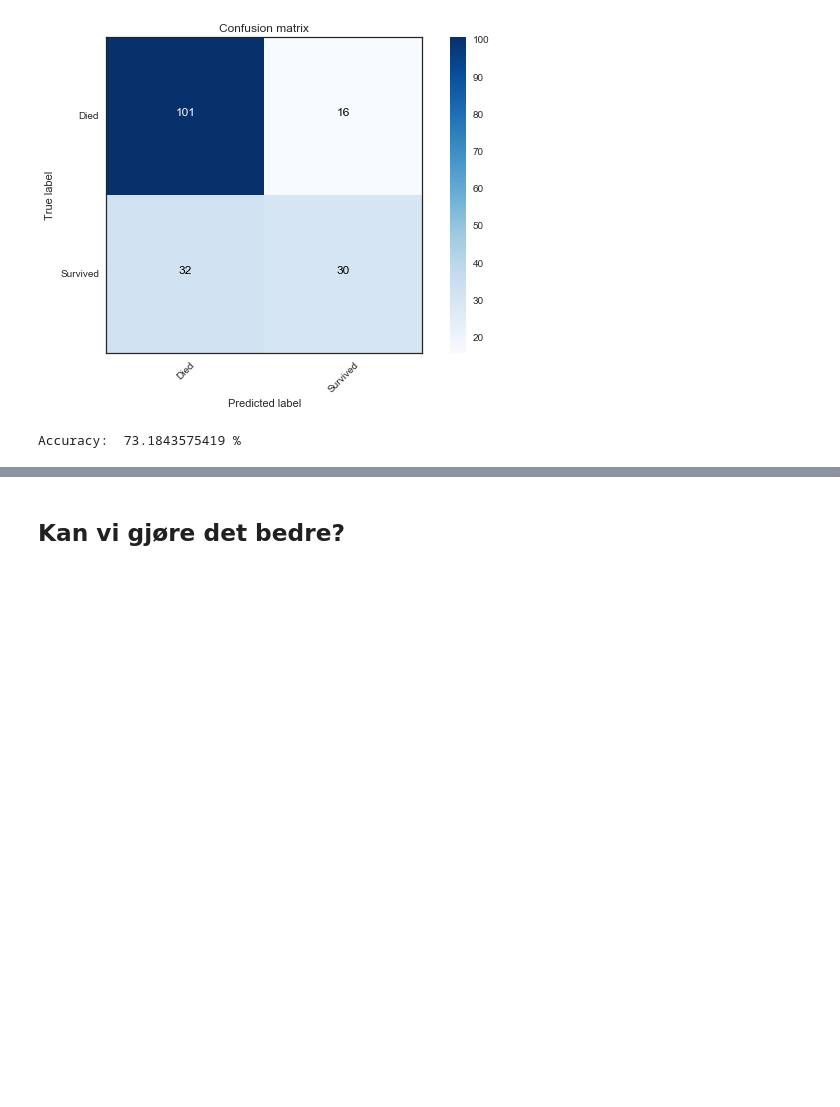
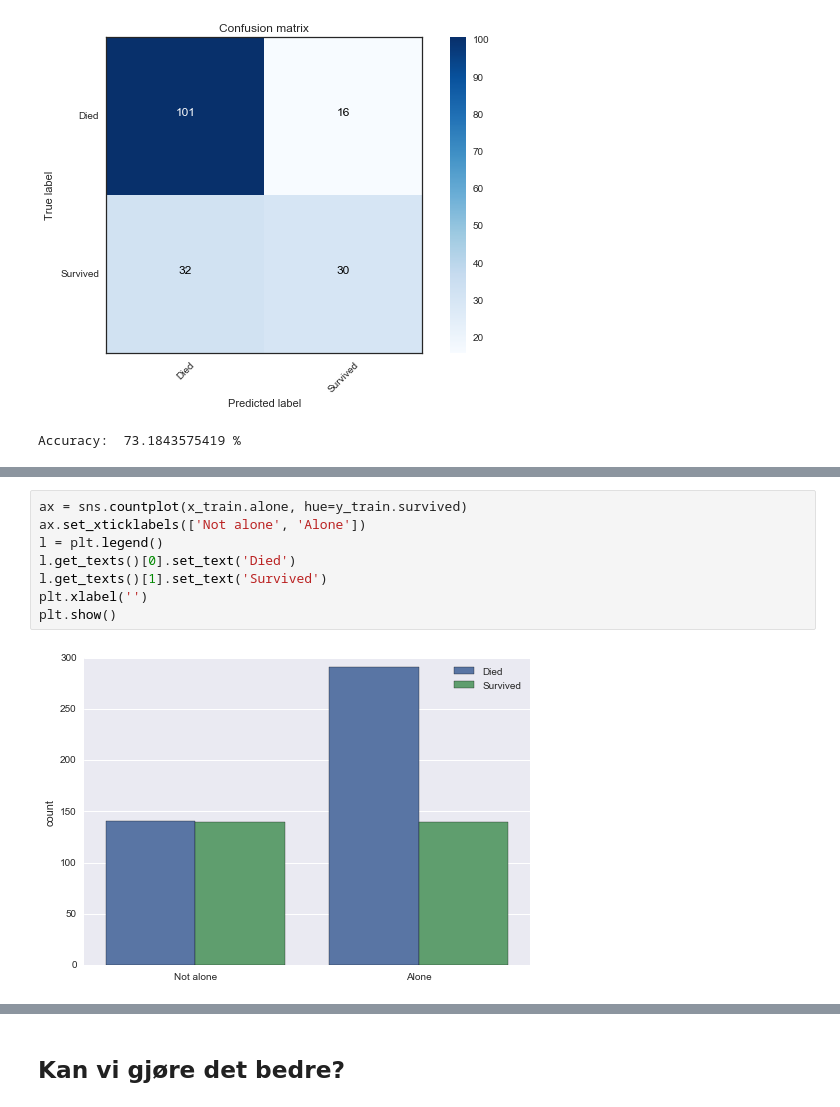
Before and after one commit to MarieRoald/MLkurs, a Jupyter notebook: notebooks/TitanicSeaborn.ipynb, the cells around one changed output, grey strips where cells are left out. Drawn from its saved outputs; the diff is of its cells as text; blank space fills up the shorter version.

```diff
--- a/notebooks/TitanicSeaborn.ipynb
+++ b/notebooks/TitanicSeaborn.ipynb
@@ -66,2 +88,12 @@ Accuracy:  73.1843575419 %
+# %%
+ax = sns.countplot(x_train.alone, hue=y_train.survived)
+ax.set_xticklabels(['Not alone', 'Alone'])
+l = plt.legend()
+l.get_texts()[0].set_text('Died')
+l.get_texts()[1].set_text('Survived')
+plt.xlabel('')
+plt.show()
+# %% [output]
+[figure, added]
 # %%
 sns.stripplot(x_train.pclass, x_train.fare, jitter=True, alpha=0.7, hue=y_train.survived)
```
Also changed, not shown: parts of 7 cells of this notebook.
